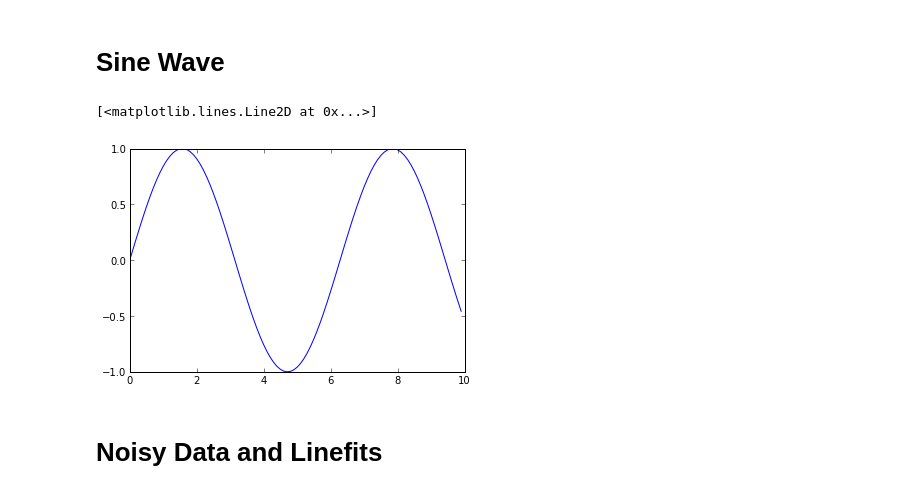
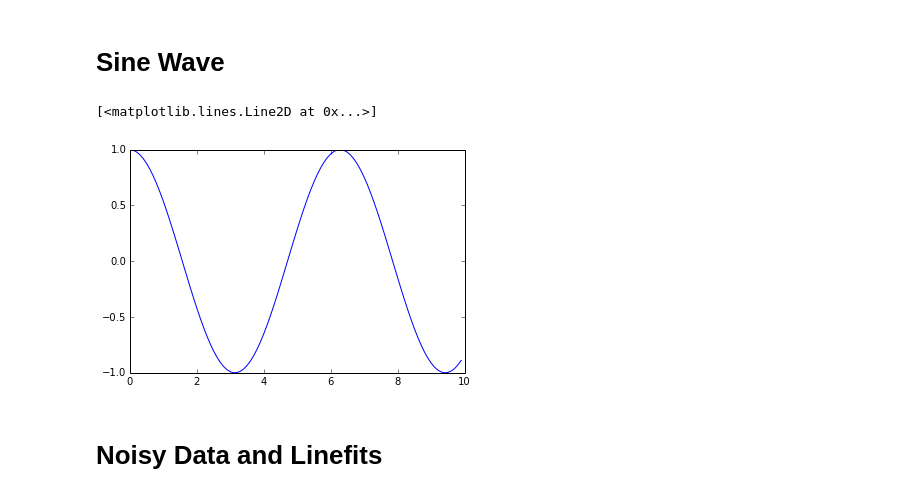
Before and after one commit to thomas-haslwanter/statsintro, a Jupyter notebook: ipynb/getting_started.ipynb, the cells around one changed output. Drawn from its saved outputs; the diff is of its cells as text; code cells hidden in the pictures.

```diff
--- a/ipynb/getting_started.ipynb
+++ b/ipynb/getting_started.ipynb
@@ -70,15 +69,14 @@ np.savetxt(outFile, np.vstack([t,x]).T)
 # %%
 # Read the data into a different variable
 inData = np.loadtxt(outFile)
 t2 = inData[:,0] # Note that Python starts at "0"!
 x2 = inData[:,1]
 
 # Plot the data, and wait for the user to click
-plt.show()
-plt.plot(t2,x2)
+plot(t,cos(t))
 # %% [output]
 [<matplotlib.lines.Line2D at 0x...>]
-[figure, old version]
+[figure, new version]
 # %% [markdown]
 # Noisy Data and Linefits
 # %% [markdown]
```
Also changed, not shown: parts of 6 cells of this notebook.
